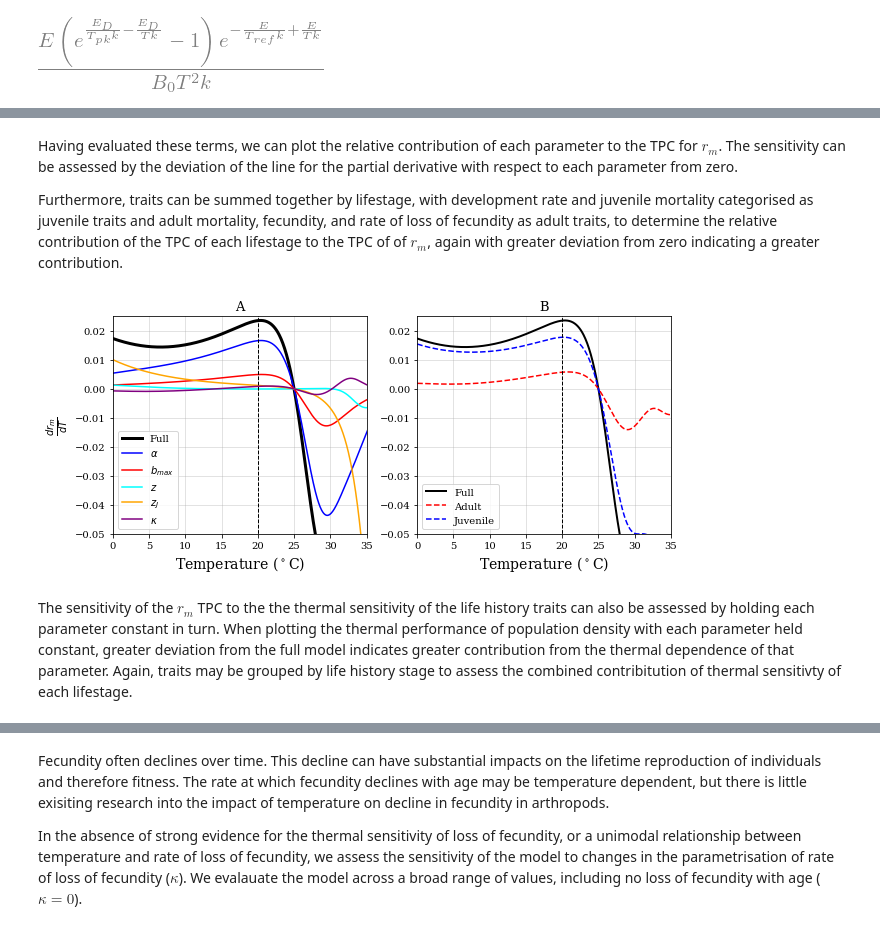
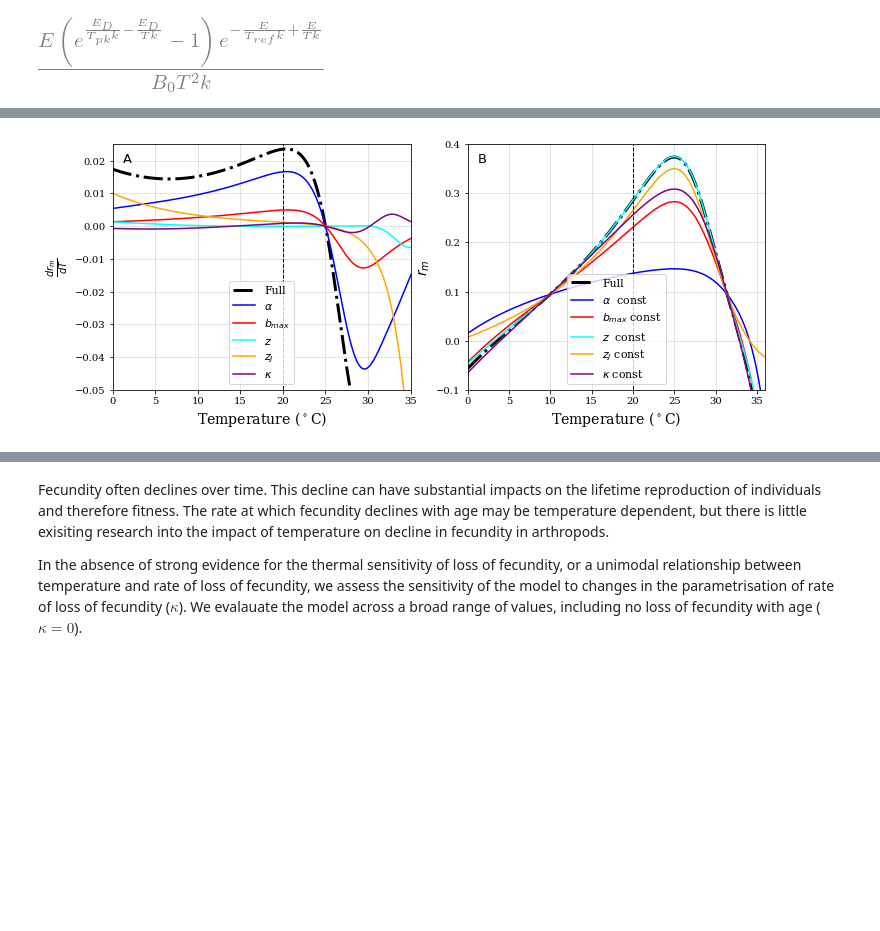
Before and after one commit to EcoEngLab/TraitMismatchPaper-main, a Jupyter notebook: code/TraitMismatch_SI.ipynb, the cells around one changed output, grey strips where cells are left out. Cells and saved outputs as stored; diff of their text form; code cells hidden in the pictures; blank space fills up the shorter version.

Commit message:
updated SI Jupter nb and results

```diff
--- a/code/TraitMismatch_SI.ipynb
+++ b/code/TraitMismatch_SI.ipynb
@@ -676,38 +574,38 @@ dr_dT_J_vec = dr_dalp_dT_vec + dr_dzJ_dT_vec
-# %% [markdown]
-Having evaluated these terms, we can plot the relative contribution of each parameter to the TPC for $r_m$. The sensitivity can be assessed by the deviation of the line for the partial derivative with respect to each parameter from zero.
-
-Furthermore, traits can be summed together by lifestage, with development rate and juvenile mortality categorised as juvenile traits and adult mortality, fecundity, and rate of loss of fecundity as adult traits, to determine the relative contribution of the TPC of each lifestage to the TPC of of $r_m$, again with greater deviation from zero indicating a greater contribution.
 # %%
 fig = plt.figure(figsize=(10, 4))
 ax = fig.add_subplot(121)
-ax.set_title('A', fontsize=13)
-ax.plot(T_vec-273.15,dr_dT_vec, 'black',linewidth=3)
+ax.set_title('A', fontsize=13, x=.05, y=.9,**csfont);
+
+ax.plot(T_vec-273.15,dr_dT_vec, 'black',linewidth=3, linestyle='-.')
 ax.plot(T_vec-273.15,dr_dalp_dT_vec, 'blue')
 ax.plot(T_vec-273.15,dr_dbmax_dT_vec, 'red')
 ax.plot(T_vec-273.15,dr_dz_dT_vec, 'cyan')
 ax.plot(T_vec-273.15,dr_dzJ_dT_vec, 'orange')
 ax.plot(T_vec-273.15,dr_dkap_dT_vec, 'purple')
 ax.plot([T_pk_par, T_pk_par], [ax.get_ylim()[0],ax.get_ylim()[1]], color='k', linestyle='--', linewidth=1)
 ax.set_xlim([0,35])
 ax.set_ylim([-0.05,0.025])
 ax.set_xlabel(r'Temperature ($^\circ$C)', fontsize=14);
 ax.set_ylabel(r'$\frac{dr_m}{dT}$', fontsize=14);
-plt.legend(['Full', r'$\alpha$', '$b_{max}$', '$z$', '$z_J$', r'$\kappa$'], loc='lower left') #Add kappa to legend if included in analysis
+plt.legend(['Full', r'$\alpha$', '$b_{max}$', '$z$', '$z_J$', r'$\kappa$'], loc='lower center',fontsize=11)
 
 ax = fig.add_subplot(122)
-ax.set_title('B', fontsize=13);
-ax.plot(T_vec-273.15,dr_dT_vec, 'black',linewidth=2);
-ax.plot(T_vec-273.15,dr_dT_A_vec, 'r--');
-ax.plot(T_vec-273.15,dr_dT_J_vec, 'b--');
+ax.set_title('B', fontsize=13, x=.05, y=.9,**csfont);
+ax.plot(T_vec-273.15,r_m_vec, 'black',linewidth=3, linestyle='-.');
+ax.plot(T_vec-273.15,r_alp_cons_vec, 'blue');
+ax.plot(T_vec-273.15,r_bmax_cons_vec, 'red');
+ax.plot(T_vec-273.15,r_z_cons_vec, 'cyan');
+ax.plot(T_vec-273.15,r_zJ_cons_vec, 'orange');
+ax.plot(T_vec-273.15,r_kap_cons_vec, 'purple');
 ax.plot([T_pk_par, T_pk_par], [ax.get_ylim()[0],ax.get_ylim()[1]], color='k', linestyle='--', linewidth=1)
-ax.set_xlim([0,35])
-ax.set_ylim([-0.05,0.025])
+ax.set_xlim([0,36])
+ax.set_ylim([-0.1,0.4])
 ax.set_xlabel(r'Temperature ($^\circ$C)', fontsize=14);
-#ax.set_ylabel(r'$\frac{dM}{dT}$', fontsize=14);
-plt.legend(['Full', 'Adult', 'Juvenile'], loc='lower left')
+ax.set_ylabel('$r_m$', fontsize=14);
+plt.legend(['Full', r'$\alpha$  const', '$b_{max}$ const', '$z$  const', '$z_J$ const',r'$\kappa$ const'], loc='lower center',fontsize=11)
 
-plt.savefig('../results/r_sens1.pdf')
+fig.tight_layout(pad=0)
+
+plt.savefig('../results/r_sens.pdf')
 # %% [output]
-[figure, old version]
+[figure, new version]
-# %% [markdown]
-The sensitivity of the $r_m$ TPC to the the thermal sensitivity of the life history traits can also be assessed by holding each parameter constant in turn. When plotting the thermal performance of population density with each parameter held constant, greater deviation from the full model indicates greater contribution from the thermal dependence of that parameter. Again, traits may be grouped by life history stage to assess the combined contribitution of thermal sensitivty of each lifestage.
```
Also changed, not shown: parts of 42 cells of this notebook, 3 other files.
